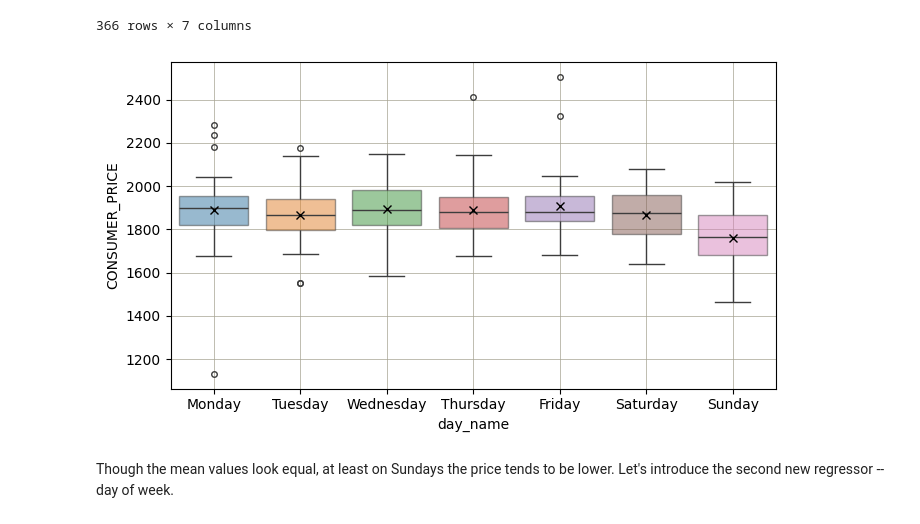
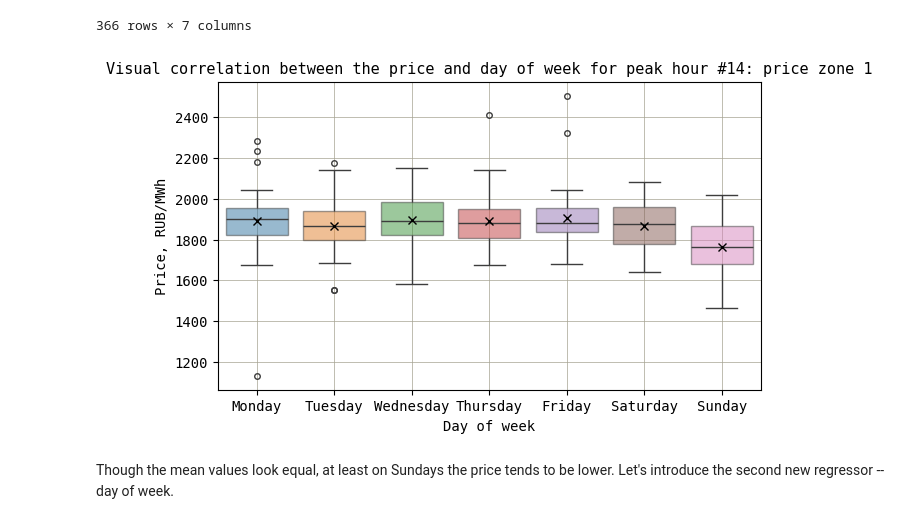
Before and after one commit to andrewha/mds2022, a Jupyter notebook: Thesis/sv_models_new.ipynb, the cells around one changed output. Drawn from its saved outputs; the diff is of its cells as text; code cells hidden in the pictures.

```diff
--- a/Thesis/sv_models_new.ipynb
+++ b/Thesis/sv_models_new.ipynb
@@ -834,10 +836,14 @@ See the caveats in the documentation: https://pandas.pydata.org/pandas-docs/stab
 # %%
 plt.figure(figsize=(7, 4))
 sns.boxplot(data=price_temp_data_peak_eur[['CONSUMER_PRICE', 'Weekday', 'day_name']].sort_values(by='Weekday'), x='day_name', y='CONSUMER_PRICE', hue='day_name', flierprops={'marker': 'o', 'markersize': 4}, showmeans=True, meanprops={'marker': 'x', 'markeredgecolor': 'k', 'markerfacecolor': 'k', 'markersize': 6}, boxprops=dict(alpha=0.5))
+plt.xlabel('Day of week', size=10, family='monospace')
+plt.ylabel('Price, RUB/MWh', size=10, family='monospace')
+plt.yticks(size=10, family='monospace')
+plt.xticks(size=10, family='monospace')
 plt.grid(lw=0.5, color='xkcd:cement')
-plt.tight_layout();
+plt.title(f'Visual correlation between the price and day of week for peak hour #{hour_max_eur}: price zone 1', size=11, family='monospace');
 # %% [output]
-[figure, old version]
+[figure, new version]
 # %% [markdown]
 Though the mean values look equal, at least on Sundays the price tends to be lower. Let's introduce the second new regressor -- day of week.
 # %% [markdown]
```
Also changed, not shown: parts of 32 cells of this notebook, 1 other file.
